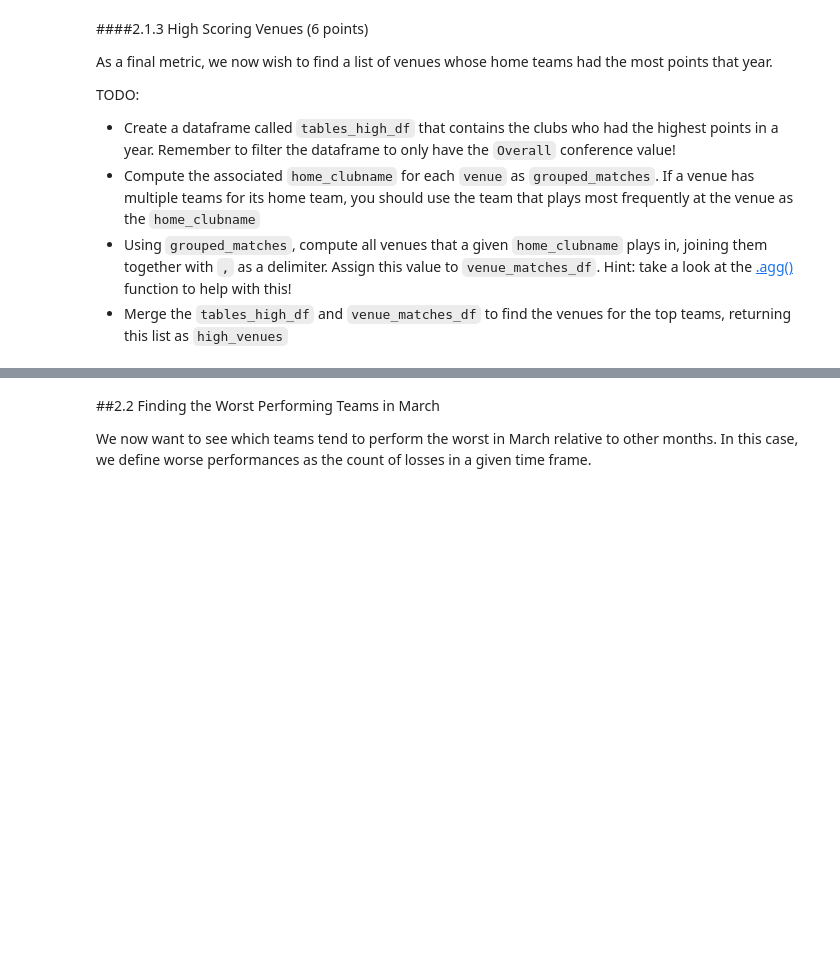
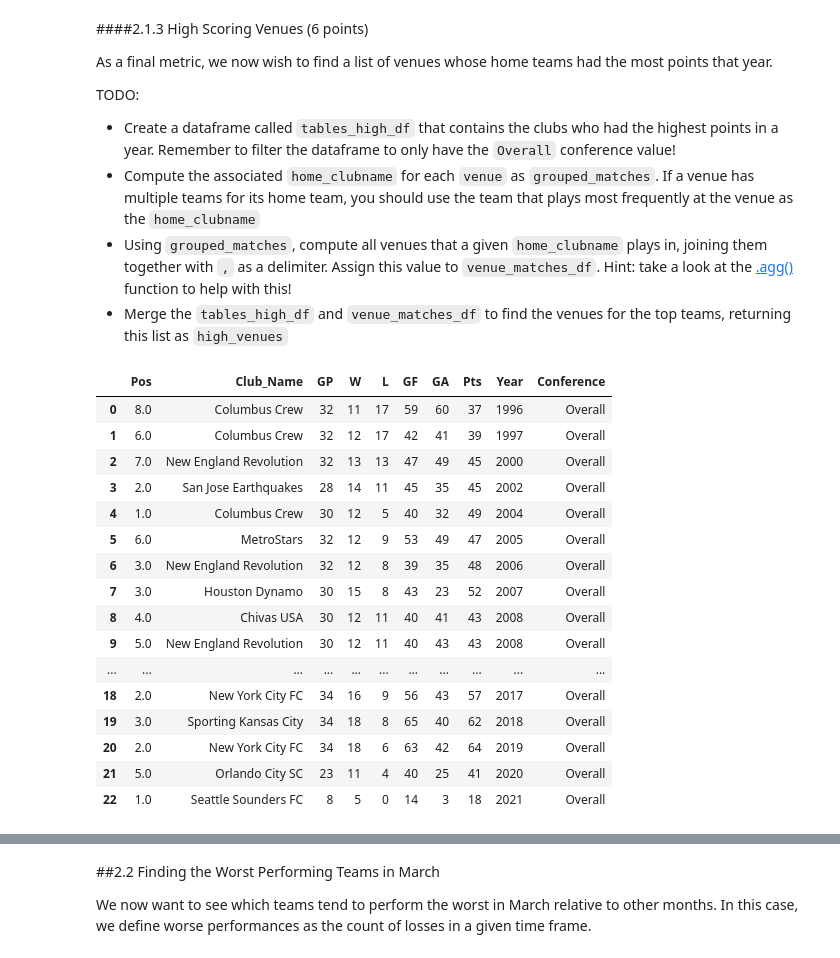
Before and after one commit to HeidiHe2001/big-data-analysis, a Jupyter notebook: Homework_1.ipynb, the cells around one changed output, grey strips where cells are left out. Cells and saved outputs as stored; diff of their text form; code cells hidden in the pictures; blank space fills up the shorter version.

```diff
--- a/Homework_1.ipynb
+++ b/Homework_1.ipynb
@@ -147,10 +144,10 @@ While reading documentation is hard at first, we **strongly encourage you** to g
 - Save the Tables dataframe to a variable named: <code>tables_df</code>
 # %%
 #TODO: Import your four files to pandas dataframes -- make sure the dataframes are named correctly!
-matches_df =
-players_df =
-goalkeepers_df =
-tables_df =
+matches_df = pd.read_csv('matches.csv')
+players_df = pd.read_csv('players.csv')
+goalkeepers_df = pd.read_csv('goalkeepers.csv')
+tables_df = pd.read_csv('tables.csv')
 # %% [markdown]
 Let's focus on the `matches_df` for now and see what the dataframe looks like. Display the first 10 rows of the dataframe in the cell below (take a look at the documentation to find how to do this!)
 # %%
@@ -308,0 +490,7 @@ tables_cleaned_df =
+# %%
+#TODO: Create tables_cleaned_df
+tables_cleaned_df = tables_df[['Pos', 'Club_Name', 'GP', 'W', 'L', 'GF', 'GA', 'Pts', 'Year', 'Conference']]
+tables_cleaned_df.dropna(inplace=True)
+tables_cleaned_df['Pts'] = tables_cleaned_df['Pts'].str.replace(r'\D+', '')
+tables_cleaned_df['Pts'] = tables_cleaned_df['Pts'].astype(int)
+tables_cleaned_df
@@ -451,4 +749,25 @@ TODO:
 - Merge the `tables_high_df` and `venue_matches_df` to find the venues for the top teams, returning this list as `high_venues`
 # %%
 # Create a dataframe that has the clubs with the highest points in the year
-tables_high_df =
+tables_high_df = tables_cleaned_df[tables_cleaned_df['Conference']=='Overall']
+tables_high_df = tables_high_df.groupby(['Year'],as_index=False).apply(lambda x: x[x.Pts == x.Pts.max()])
+tables_high_df.reset_index(drop=True, inplace=True)
+tables_high_df
+# %% [output]
+|  | Pos | Club_Name | GP | W | L | GF | GA | Pts | Year | Conference |
+| 0 | 8.0 | Columbus Crew | 32 | 11 | 17 | 59 | 60 | 37 | 1996 | Overall |
+| 1 | 6.0 | Columbus Crew | 32 | 12 | 17 | 42 | 41 | 39 | 1997 | Overall |
+| 2 | 7.0 | New England Revolution | 32 | 13 | 13 | 47 | 49 | 45 | 2000 | Overall |
+| 3 | 2.0 | San Jose Earthquakes | 28 | 14 | 11 | 45 | 35 | 45 | 2002 | Overall |
+| 4 | 1.0 | Columbus Crew | 30 | 12 | 5 | 40 | 32 | 49 | 2004 | Overall |
+| 5 | 6.0 | MetroStars | 32 | 12 | 9 | 53 | 49 | 47 | 2005 | Overall |
+| 6 | 3.0 | New England Revolution | 32 | 12 | 8 | 39 | 35 | 48 | 2006 | Overall |
+| 7 | 3.0 | Houston Dynamo | 30 | 15 | 8 | 43 | 23 | 52 | 2007 | Overall |
+| 8 | 4.0 | Chivas USA | 30 | 12 | 11 | 40 | 41 | 43 | 2008 | Overall |
+| 9 | 5.0 | New England Revolution | 30 | 12 | 11 | 40 | 43 | 43 | 2008 | Overall |
+| ... | ... | ... | ... | ... | ... | ... | ... | ... | ... | ... |
+| 18 | 2.0 | New York City FC | 34 | 16 | 9 | 56 | 43 | 57 | 2017 | Overall |
+| 19 | 3.0 | Sporting Kansas City | 34 | 18 | 8 | 65 | 40 | 62 | 2018 | Overall |
+| 20 | 2.0 | New York City FC | 34 | 18 | 6 | 63 | 42 | 64 | 2019 | Overall |
+| 21 | 5.0 | Orlando City SC | 23 | 11 | 4 | 40 | 25 | 41 | 2020 | Overall |
+| 22 | 1.0 | Seattle Sounders FC | 8 | 5 | 0 | 14 | 3 | 18 | 2021 | Overall |
```
Also changed, not shown: parts of 108 cells of this notebook.
